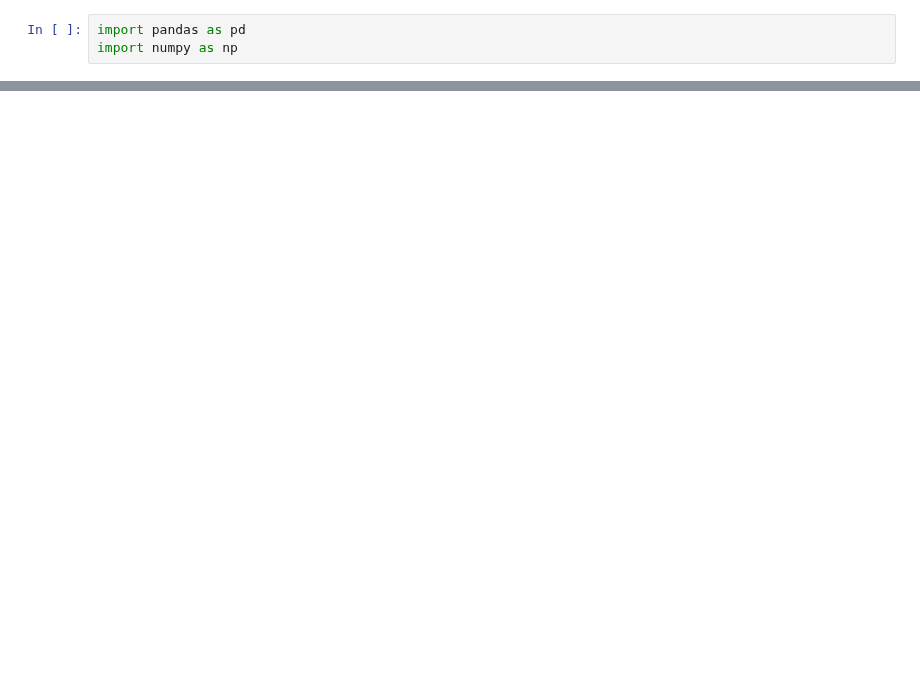
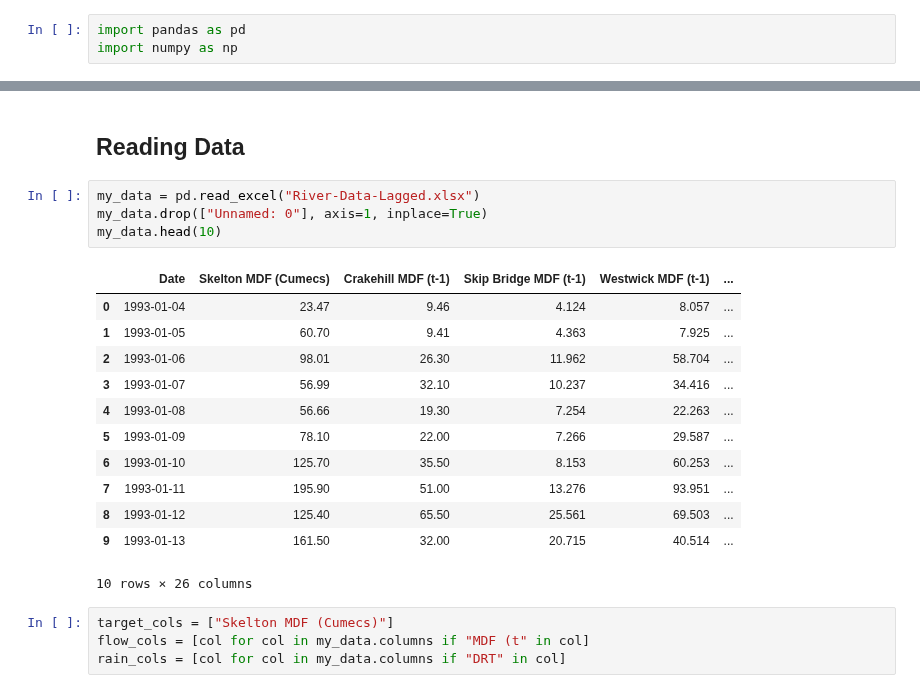
Before and after one commit to mhjp13/small-projects-ai, a Jupyter notebook: cob107/cw2/MLP-Models.ipynb, the cells around one changed output, grey strips where cells are left out. Drawn from its saved outputs; the diff is of its cells as text; blank space fills up the shorter version.

```diff
--- a/cob107/cw2/MLP-Models.ipynb
+++ b/cob107/cw2/MLP-Models.ipynb
@@ -3,0 +17,23 @@ import numpy as np
+# %% [markdown]
+## Reading Data
+# %%
+my_data = pd.read_excel("River-Data-Lagged.xlsx")
+my_data.drop(["Unnamed: 0"], axis=1, inplace=True)
+my_data.head(10)
+# %% [output]
+|  | Date | Skelton MDF (Cumecs) | Crakehill MDF (t-1) | Skip Bridge MDF (t-1) | Westwick MDF (t-1) | ... |
+| 0 | 1993-01-04 | 23.47 | 9.46 | 4.124 | 8.057 | ... |
+| 1 | 1993-01-05 | 60.70 | 9.41 | 4.363 | 7.925 | ... |
+| 2 | 1993-01-06 | 98.01 | 26.30 | 11.962 | 58.704 | ... |
+| 3 | 1993-01-07 | 56.99 | 32.10 | 10.237 | 34.416 | ... |
+| 4 | 1993-01-08 | 56.66 | 19.30 | 7.254 | 22.263 | ... |
+| 5 | 1993-01-09 | 78.10 | 22.00 | 7.266 | 29.587 | ... |
+| 6 | 1993-01-10 | 125.70 | 35.50 | 8.153 | 60.253 | ... |
+| 7 | 1993-01-11 | 195.90 | 51.00 | 13.276 | 93.951 | ... |
+| 8 | 1993-01-12 | 125.40 | 65.50 | 25.561 | 69.503 | ... |
+| 9 | 1993-01-13 | 161.50 | 32.00 | 20.715 | 40.514 | ... |
+10 rows × 26 columns
+# %%
+target_cols = ["Skelton MDF (Cumecs)"]
+flow_cols = [col for col in my_data.columns if "MDF (t" in col]
+rain_cols = [col for col in my_data.columns if "DRT" in col]
```
Also changed, not shown: parts of 15 cells of this notebook, 1 other file.
